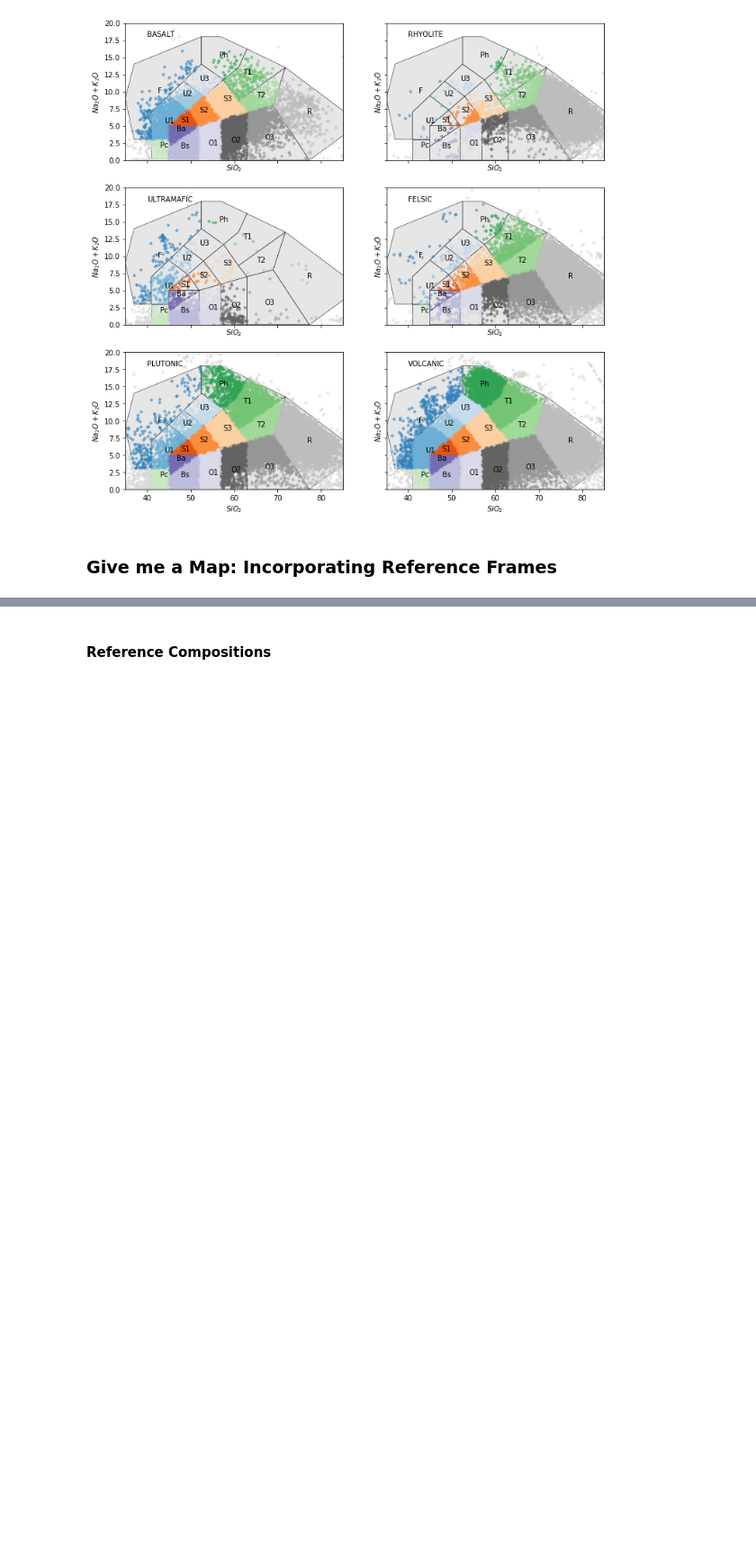
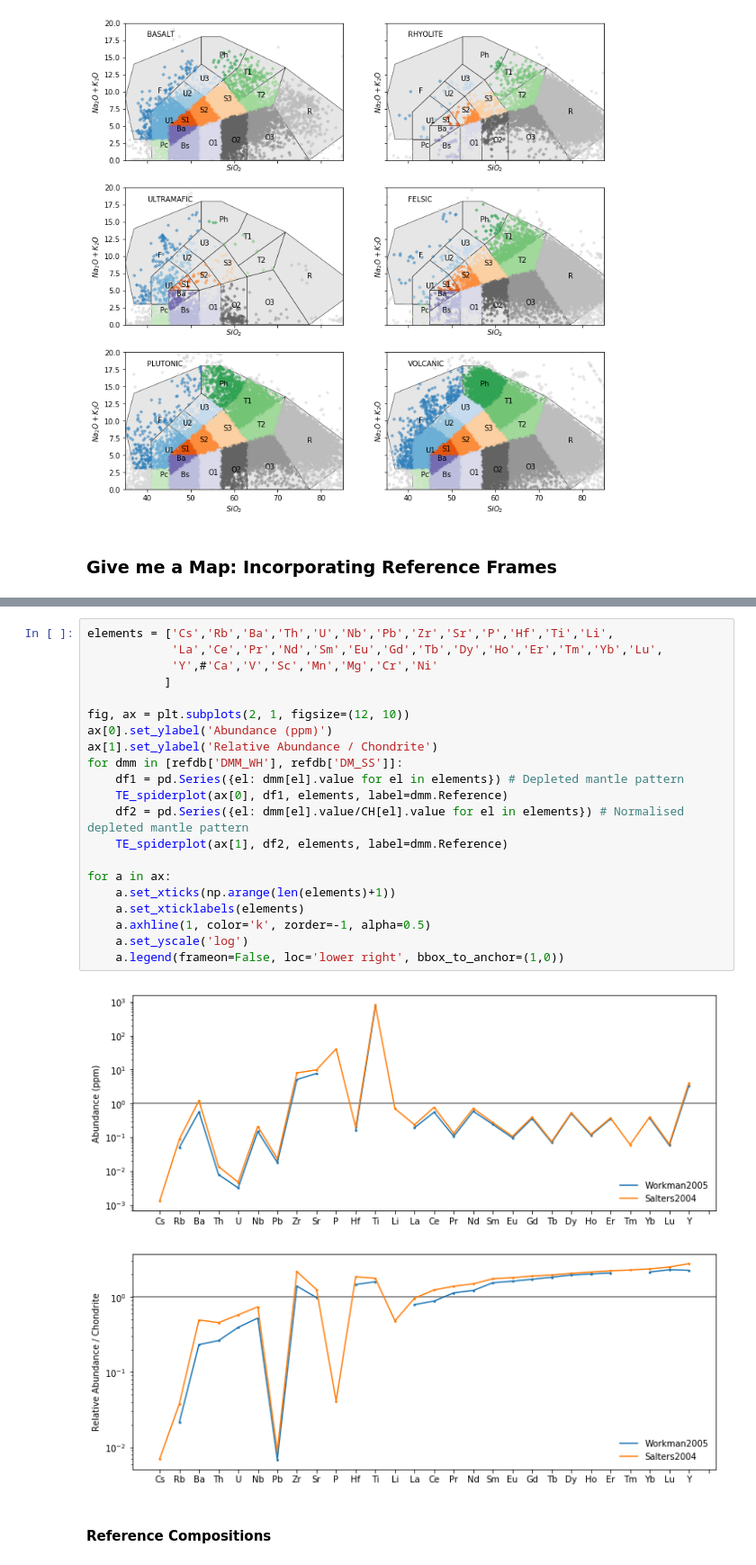
Before and after one commit to morganjwilliams/exploratory-geochemistry, a Jupyter notebook: 05_Geological_Features.ipynb, the cells around one changed output, grey strips where cells are left out. Shown: that part at 90% size. Cells and saved outputs as stored; diff of their text form; blank space fills up the shorter version.

```diff
--- a/05_Geological_Features.ipynb
+++ b/05_Geological_Features.ipynb
@@ -121,3 +128,26 @@ Mn   1916      229.92   ppm 133.0 1916.0
+# %%
+elements = ['Cs','Rb','Ba','Th','U','Nb','Pb','Zr','Sr','P','Hf','Ti','Li',
+            'La','Ce','Pr','Nd','Sm','Eu','Gd','Tb','Dy','Ho','Er','Tm','Yb','Lu',
+            'Y',#'Ca','V','Sc','Mn','Mg','Cr','Ni'
+           ]
+
+fig, ax = plt.subplots(2, 1, figsize=(12, 10))
+ax[0].set_ylabel('Abundance (ppm)')
+ax[1].set_ylabel('Relative Abundance / Chondrite')
+for dmm in [refdb['DMM_WH'], refdb['DM_SS']]:
+    df1 = pd.Series({el: dmm[el].value for el in elements}) # Depleted mantle pattern
+    TE_spiderplot(ax[0], df1, elements, label=dmm.Reference)
+    df2 = pd.Series({el: dmm[el].value/CH[el].value for el in elements}) # Normalised depleted mantle pattern
+    TE_spiderplot(ax[1], df2, elements, label=dmm.Reference)
+
+for a in ax:
+    a.set_xticks(np.arange(len(elements)+1))
+    a.set_xticklabels(elements)
+    a.axhline(1, color='k', zorder=-1, alpha=0.5)
+    a.set_yscale('log')
+    a.legend(frameon=False, loc='lower right', bbox_to_anchor=(1,0))
+# %% [output]
+[figure, added]
 # %% [markdown]
 #### Reference Compositions
 # %% [markdown]
```
Also changed, not shown: parts of 8 cells of this notebook, 7 other files.
